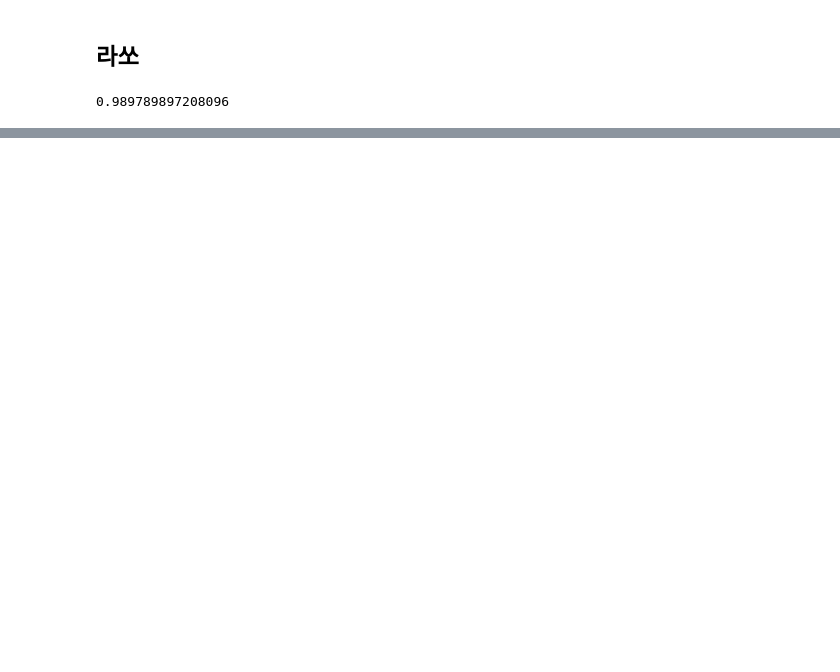
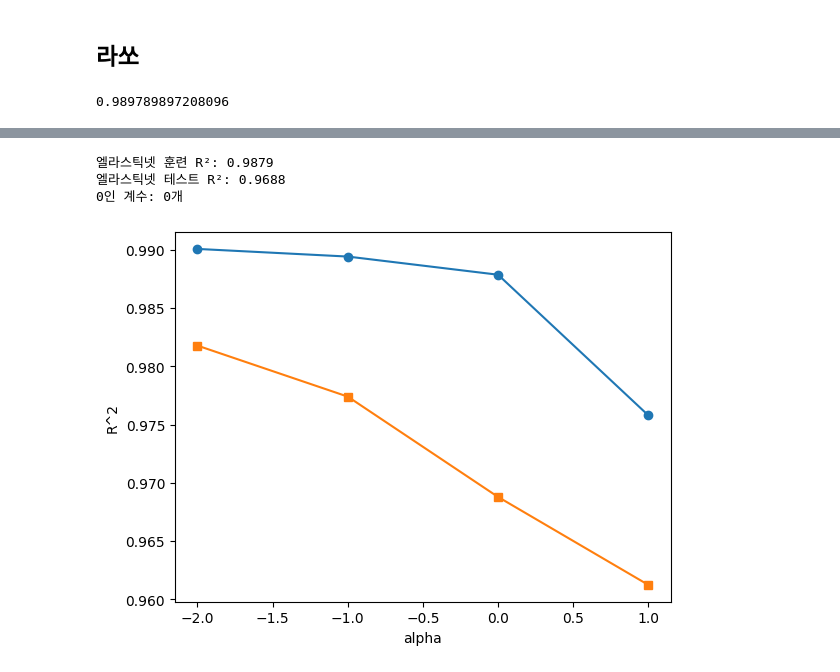
Before and after one commit to glasslego/ml-deep-learning-study, a Jupyter notebook: src/notebook/3-3_regularization.ipynb, the cells around one changed output, grey strips where cells are left out. Saved outputs shown, nothing was run; the diff lists cells and outputs as text; code cells hidden in the pictures; blank space fills up the shorter version.

```diff
--- a/src/notebook/3-3_regularization.ipynb
+++ b/src/notebook/3-3_regularization.ipynb
@@ -272,0 +346,32 @@ print(np.sum(lasso.coef_ == 0))
+# %%
+from sklearn.linear_model import ElasticNet
+
+# 엘라스틱넷 모델
+elastic = ElasticNet(alpha=1.0, l1_ratio=0.5, max_iter=10000)
+elastic.fit(train_scaled, train_target)
+
+print(f"엘라스틱넷 훈련 R²: {elastic.score(train_scaled, train_target):.4f}")
+print(f"엘라스틱넷 테스트 R²: {elastic.score(test_scaled, test_target):.4f}")
+print(f"0인 계수: {np.sum(elastic.coef_ == 0)}개")
+# %% [output]
+엘라스틱넷 훈련 R²: 0.9879
+엘라스틱넷 테스트 R²: 0.9688
+0인 계수: 0개
+# %%
+alpha_list = [0.01, 0.1, 1, 10]
+elastic_train = []
+elastic_test = []
+for alpha in alpha_list:
+    elastic = ElasticNet(alpha=alpha, l1_ratio=0.5, max_iter=10000)
+    elastic.fit(train_scaled, train_target)
+    # 훈련 점수와 테스트 점수를 저장합니다
+    elastic_train.append(elastic.score(train_scaled, train_target))
+    elastic_test.append(elastic.score(test_scaled, test_target))
+# %%
+plt.plot(np.log10(alpha_list), elastic_train, marker='o')
+plt.plot(np.log10(alpha_list), elastic_test, marker='s')
+plt.xlabel("alpha")
+plt.ylabel("R^2")
+plt.show()
+# %% [output]
+[figure, added]
```
Also changed, not shown: parts of 20 cells of this notebook, 10 other files.
